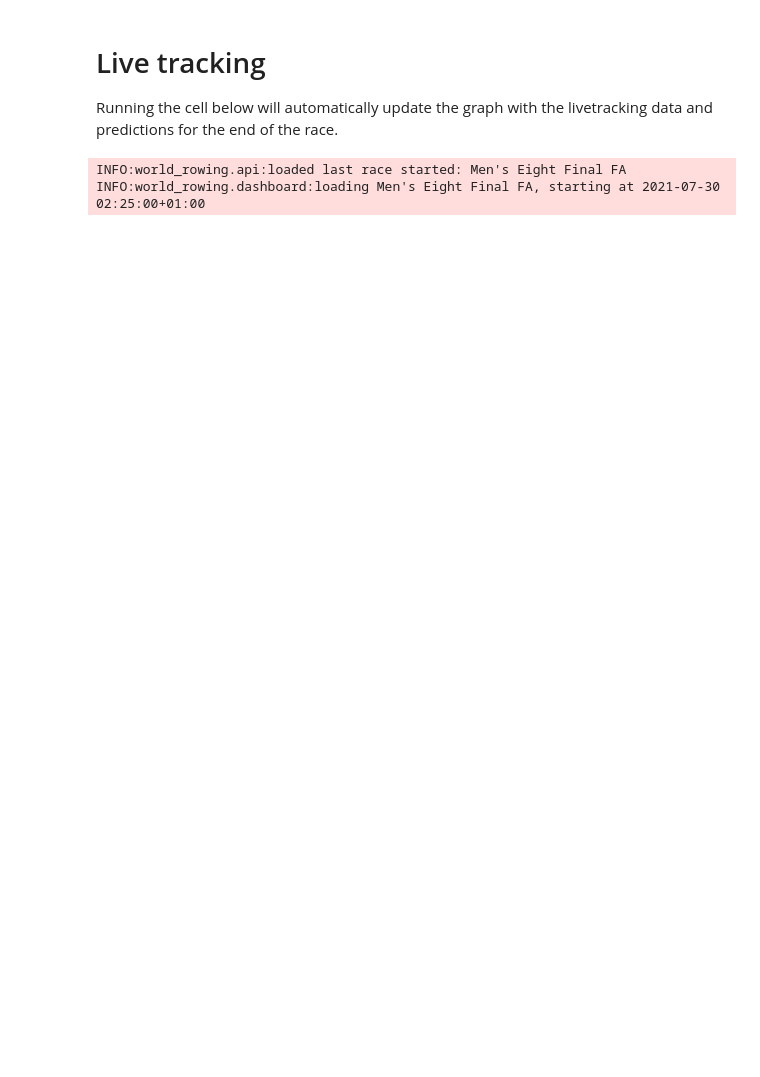
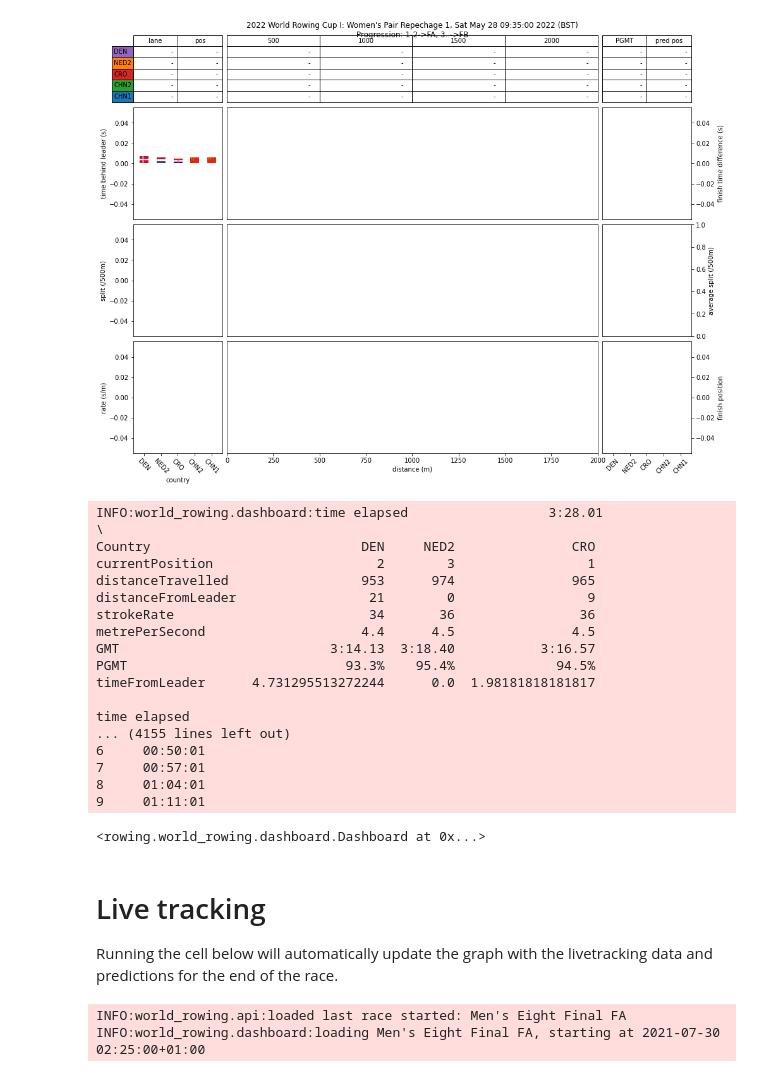
Before and after one commit to matthewghgriffiths/rowing, a Jupyter notebook: Live tracking example.ipynb, the cells around one changed output. Saved outputs shown, nothing was run; the diff lists cells and outputs as text; code cells hidden in the pictures; blank space fills up the shorter version.

```diff
--- a/Live tracking example.ipynb
+++ b/Live tracking example.ipynb
@@ -8,3 +8,6 @@ from rowing.world_rowing import api, livetracker, utils, dashboard, cli
 
 logging.basicConfig(level=logging.INFO)
 logging.getLogger().setLevel(logging.INFO)
+# %%
+dashboard.Dashboard.load_notebook_dashboard(figsize=(14, 10))
+# %% [output]
@@ -11,3 +16,22 @@ logging.getLogger().setLevel(logging.INFO)
+[figure, added]
+INFO:world_rowing.dashboard:time elapsed                  3:28.01                             \
+Country                           DEN     NED2               CRO
+currentPosition                     2        3                 1
+distanceTravelled                 953      974               965
+distanceFromLeader                 21        0                 9
+strokeRate                         34       36                36
+metrePerSecond                    4.4      4.5               4.5
+GMT                           3:14.13  3:18.40           3:16.57
+PGMT                            93.3%    95.4%             94.5%
+timeFromLeader      4.731295513272244      0.0  1.98181818181817
+
+time elapsed
+... (4155 lines left out)
+6     00:50:01
+7     00:57:01
+8     01:04:01
+9     01:11:01
+<rowing.world_rowing.dashboard.Dashboard at 0x...>
 # %% [markdown]
 # Live tracking
 
```
Also changed, not shown: parts of 18 cells of this notebook, 12 other files.
